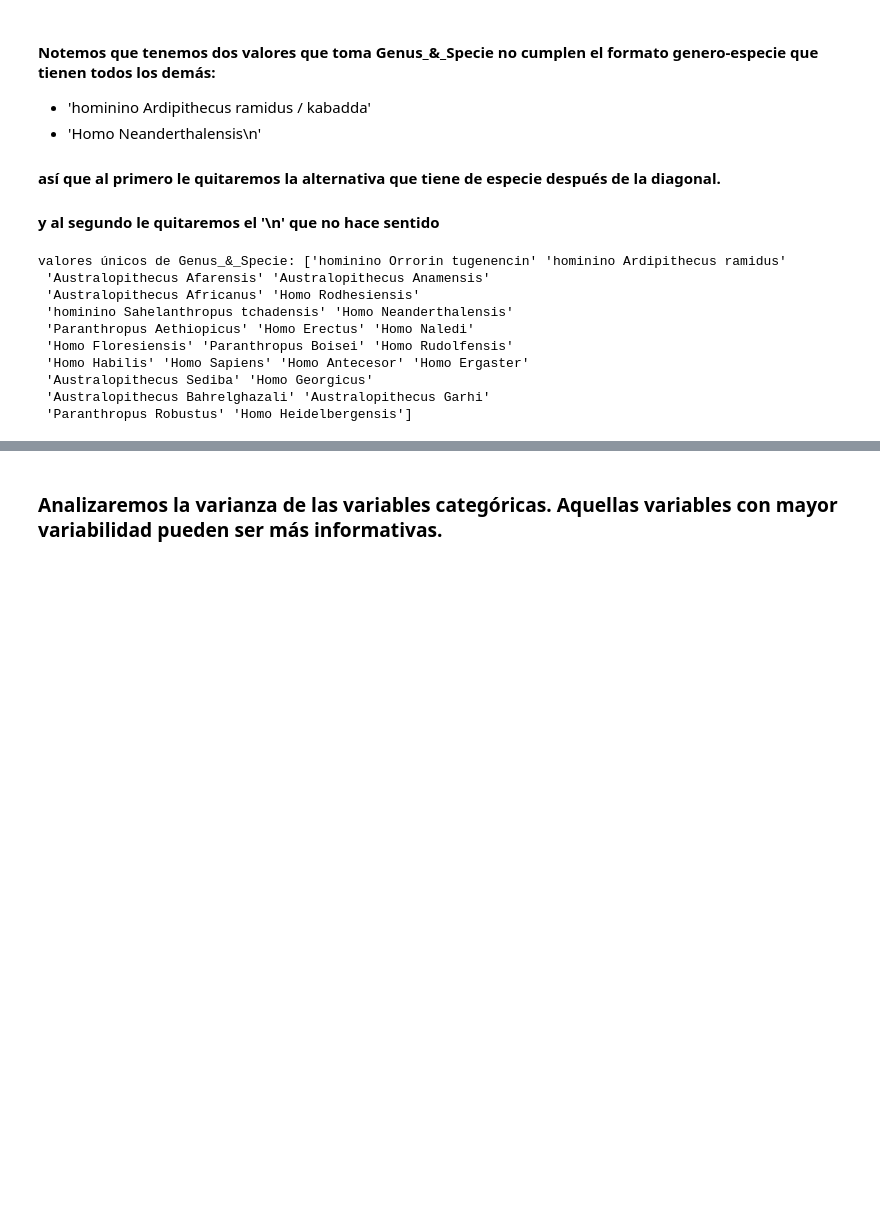
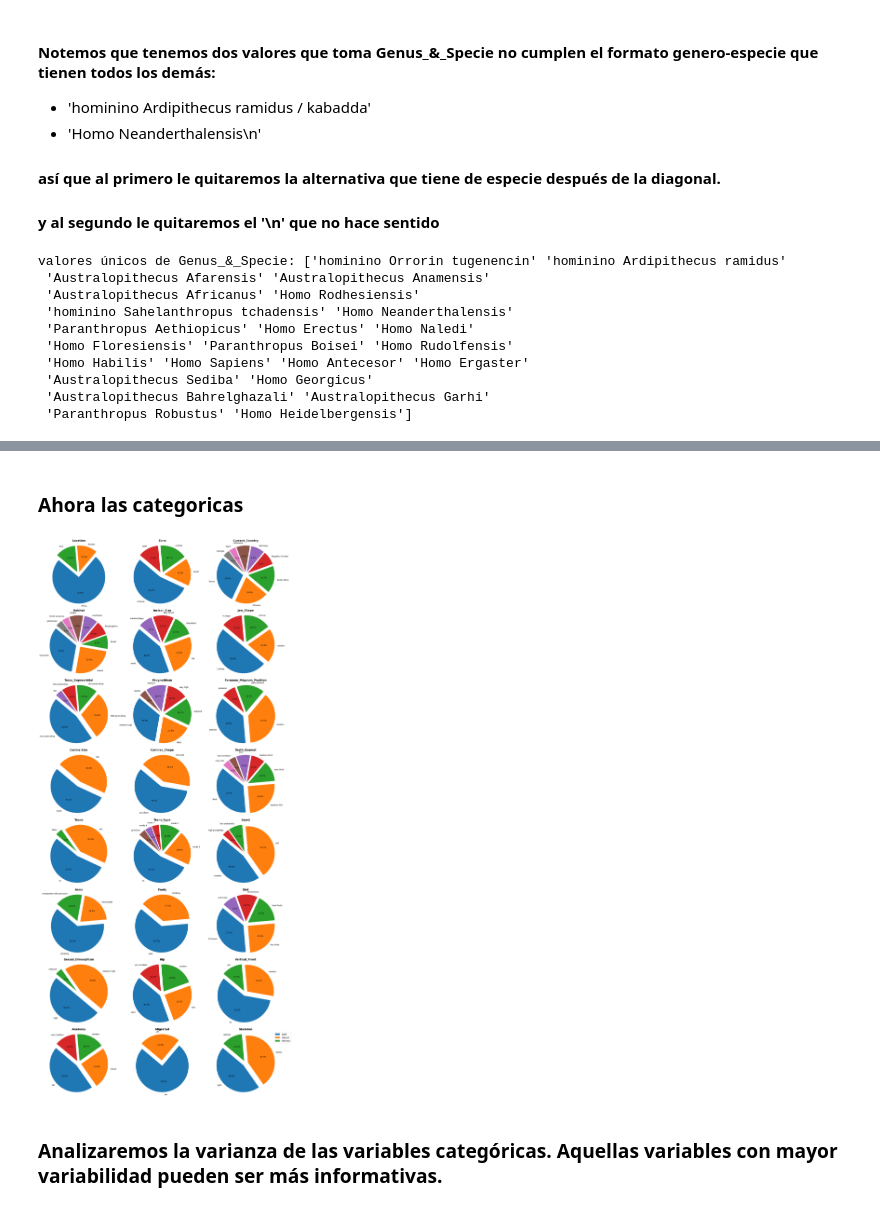
Before and after one commit to RodrigoFmdo/machineLearning, a Jupyter notebook: finalProj/src/classification.ipynb, the cells around one changed output, grey strips where cells are left out. Saved outputs shown, nothing was run; the diff lists cells and outputs as text; code cells hidden in the pictures; blank space fills up the shorter version.

```diff
--- a/finalProj/src/classification.ipynb
+++ b/finalProj/src/classification.ipynb
@@ -95,3 +145,39 @@ valores únicos de Genus_&_Specie: ['hominino Orrorin tugenencin' 'hominino Ardi
+# %% [markdown]
+### Ahora las categoricas
+# %%
+
+# calcular numero de filas necesarias de subplots
+num_rows = (len(cat_features) + 2) // 3
+
+# crear subplots
+fig, axes = plt.subplots(num_rows, 3, figsize = (18, num_rows * 5))
+
+# esto es para iterar facil
+axes = axes.flatten()
+
+# plot graficas de pie para cada variakble categorica
+for i, cat_feature in enumerate(cat_features):
+    ax = axes[i]
+    counts = data[cat_feature].value_counts()
+    explode_values = [0.1] * len(counts)
+    ax.pie(counts, labels = counts.index,
+           autopct = '%1.1f%%', startangle = 140,
+            explode = explode_values, colors = plt.cm.tab10.colors[:len(counts)])
+    ax.set_title(cat_feature, fontsize = 14, fontweight = 'bold')
+    ax.axis('equal')
+
+# eliminar subplots vacios
+for i in range(len(cat_features), num_rows * 3):
+    fig.delaxes(axes[i])
+
+# leyendas
+plt.legend(loc = 'upper right', bbox_to_anchor = (1.2, 1), fontsize = 12)
+
+# ajusatar layout
+plt.tight_layout()
+plt.show()
+# %% [output]
+[figure, added]
 # %% [markdown]
 ### Analizaremos  la varianza de las variables categóricas. Aquellas variables con mayor variabilidad pueden ser más informativas.
 # %%
```
Also changed, not shown: parts of 8 cells of this notebook, 3 other files.
